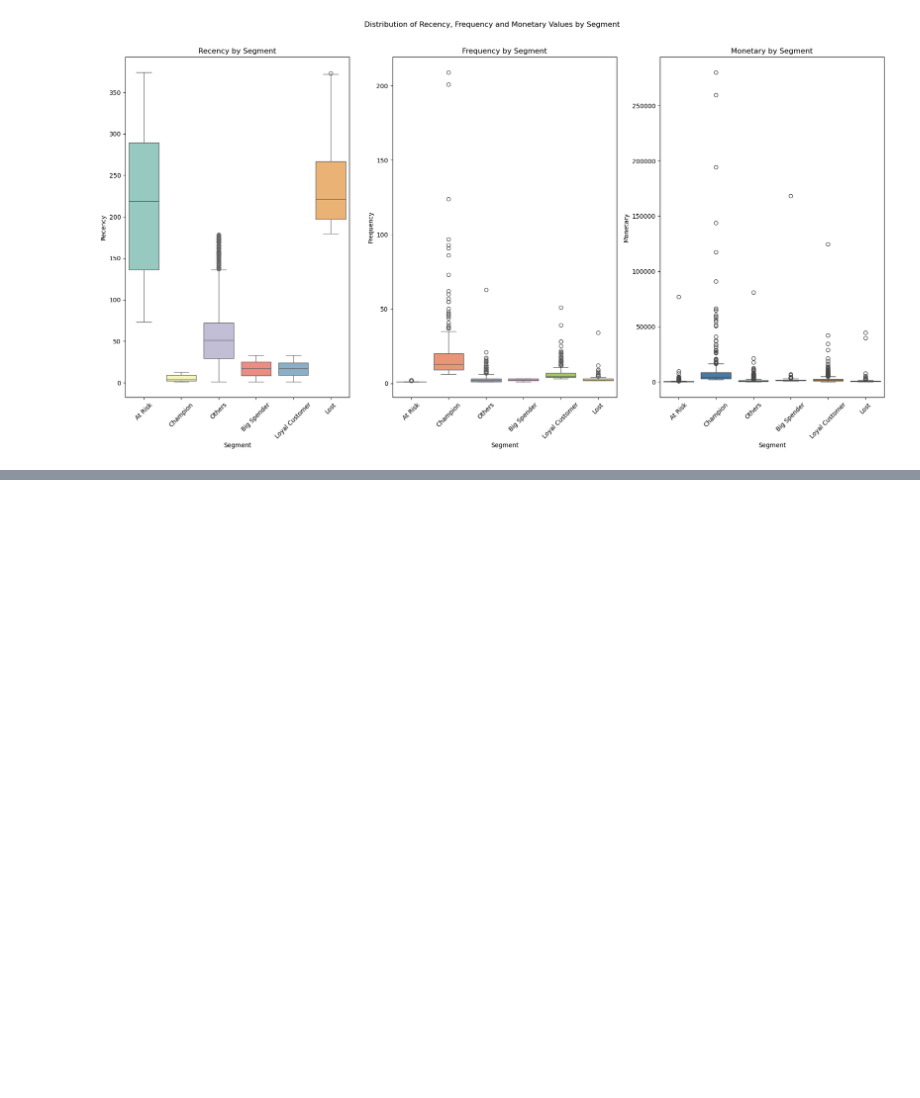
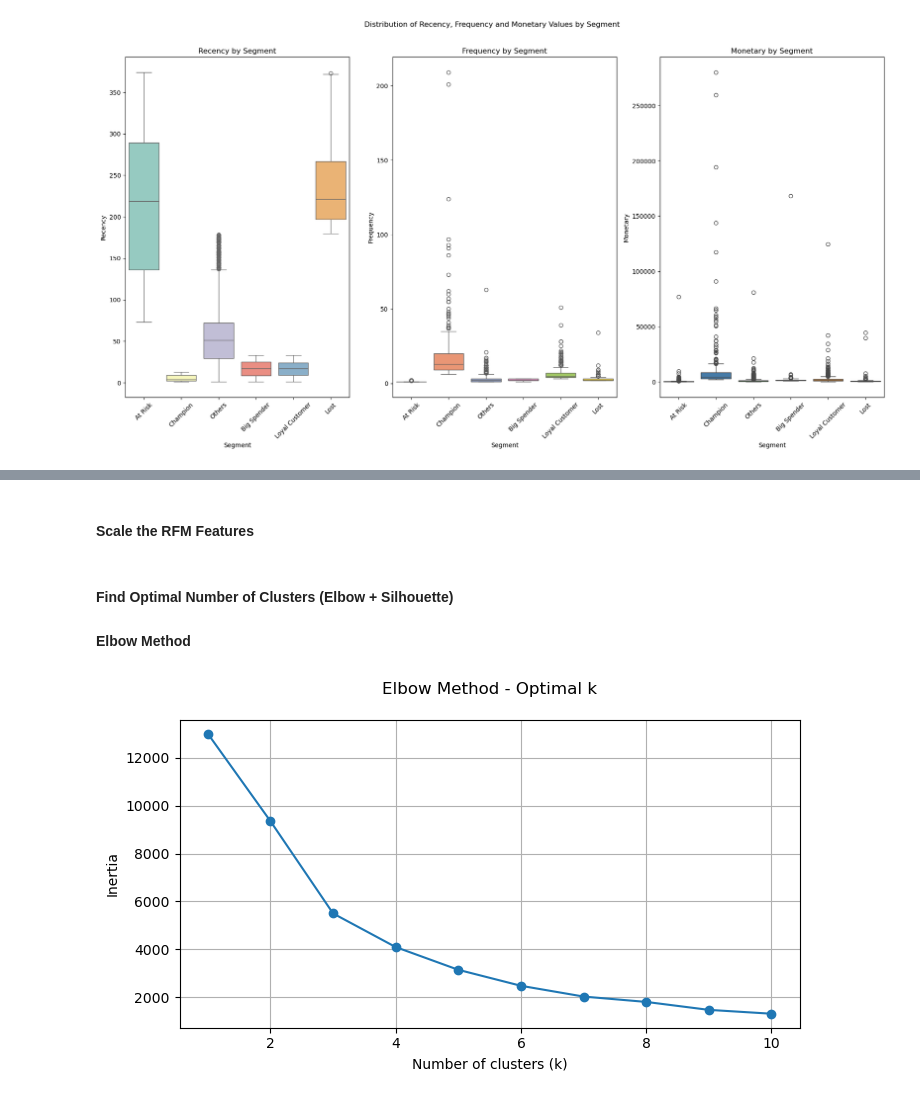
Before and after one commit to Michael-Nyawade/customer-segmentation-rfm, a Jupyter notebook: rfm-analysis.ipynb, the cells around one changed output, grey strips where cells are left out. Drawn from its saved outputs; the diff is of its cells as text; code cells hidden in the pictures; blank space fills up the shorter version.

Commit message:
Customer segmentation using clustering

```diff
--- a/rfm-analysis.ipynb
+++ b/rfm-analysis.ipynb
@@ -279,0 +298,33 @@ plt.show()
+# %% [markdown]
+#### Scale the RFM Features
+# %%
+# Select only R, F, M features for clustering
+rfm_clustering = rfm[['Recency', 'Frequency', 'Monetary']]
+
+# Scale features
+scaler = StandardScaler()
+rfm_scaled = scaler.fit_transform(rfm_clustering)
+# %% [markdown]
+#### Find Optimal Number of Clusters (Elbow + Silhouette)
+#### Elbow Method
+# %%
+# Elbow method
+inertia = []
+K = range(1, 11)
+
+for k in K:
+    kmeans = KMeans(n_clusters=k, random_state=42)
+    kmeans.fit(rfm_scaled)
+    inertia.append(kmeans.inertia_)
+
+# Plot
+plt.figure(figsize=(8, 4))
+plt.plot(K, inertia, marker='o')
+plt.title('Elbow Method - Optimal k\n')
+plt.xlabel('Number of clusters (k)')
+plt.ylabel('Inertia')
+plt.grid(True)
+plt.savefig("images/optimal_no_of_clusters_elbow.png")
+plt.show()
+# %% [output]
+[figure, added]
```
Also changed, not shown: parts of 9 cells of this notebook, 3 other files.
